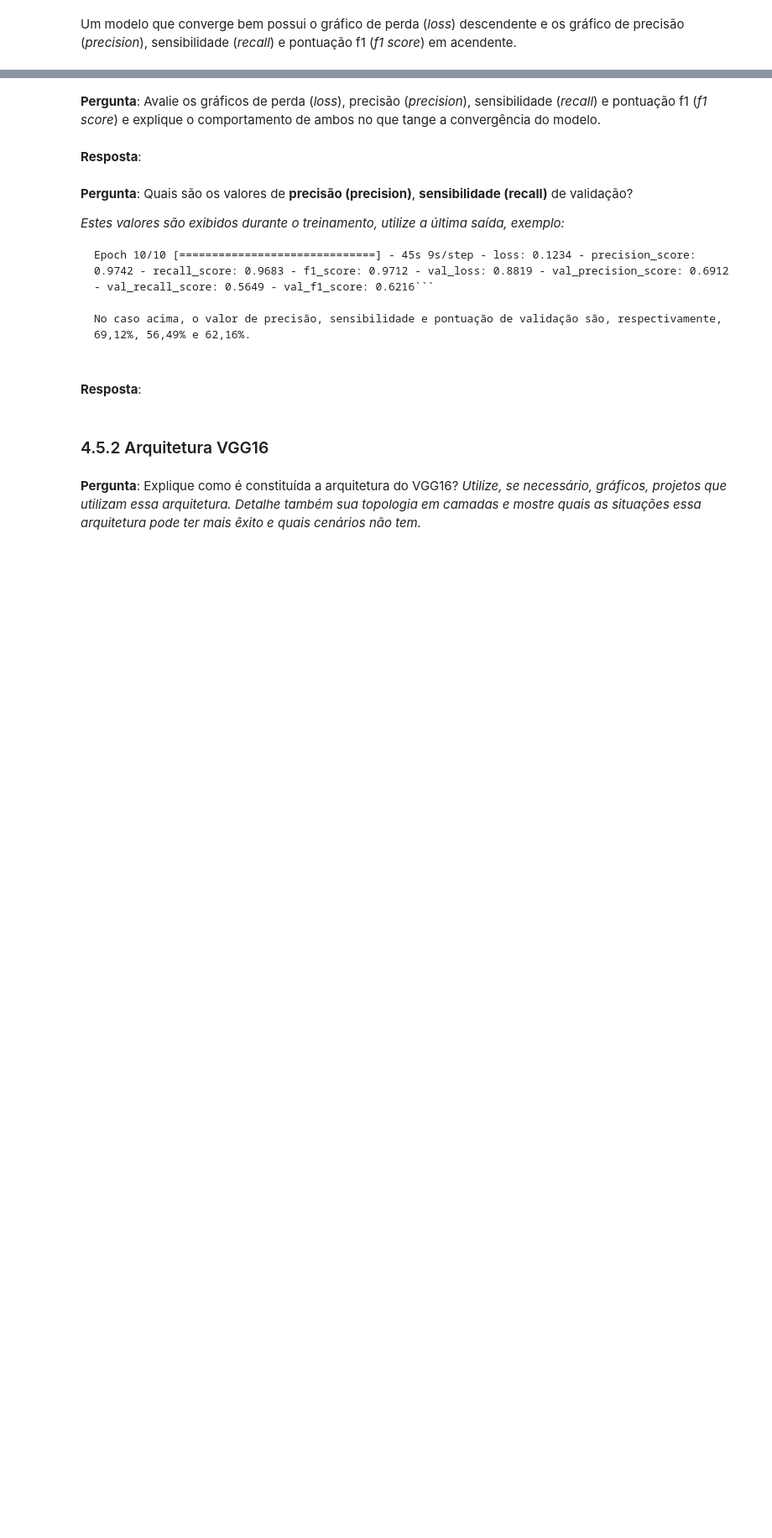
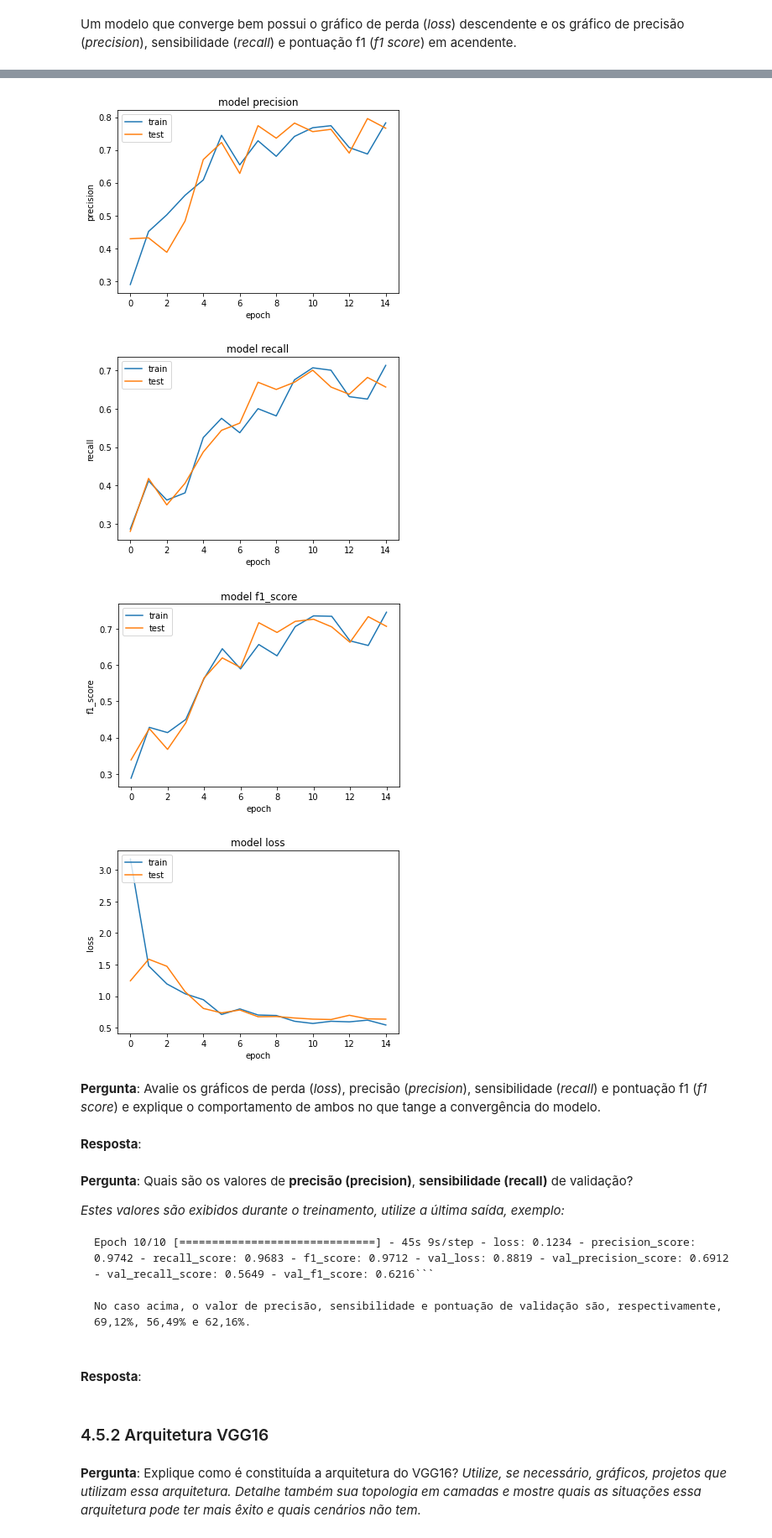
Before and after one commit to MicaelCosta/fiap-ml-visao-computacional-analise-imagens-medicas, a Jupyter notebook: projeto-final/analise-imagens-medicas-colab.ipynb, the cells around one changed output, grey strips where cells are left out. Shown at 84% size. Saved outputs shown, nothing was run; the diff lists cells and outputs as text; code cells hidden in the pictures; blank space fills up the shorter version.

Commit message:
update model implementation

```diff
--- a/projeto-final/analise-imagens-medicas-colab.ipynb
+++ b/projeto-final/analise-imagens-medicas-colab.ipynb
@@ -299,6 +318,43 @@ def f1_score(y_true, y_pred):
     precision = precision_score(y_true, y_pred)
     recall = recall_score(y_true, y_pred)
     return 2*((precision*recall)/(precision+recall+K.epsilon()))
+# %%
+def plot_desempenho(history):
+  # Exibindo dados de Precisão
+  plt.plot(history.history['precision_score'])
+  plt.plot(history.history['val_precision_score'])
+  plt.title('model precision')
+  plt.ylabel('precision')
+  plt.xlabel('epoch')
+  plt.legend(['train', 'test'], loc='upper left')
+  plt.show()
+
+  # Exibindo dados de Sensibilidade
+  plt.plot(history.history['recall_score'])
+  plt.plot(history.history['val_recall_score'])
+  plt.title('model recall')
+  plt.ylabel('recall')
+  plt.xlabel('epoch')
+  plt.legend(['train', 'test'], loc='upper left')
+  plt.show()
+
+  # Exibindo dados de F1 Score
+  plt.plot(history.history['f1_score'])
+  plt.plot(history.history['val_f1_score'])
+  plt.title('model f1_score')
+  plt.ylabel('f1_score')
+  plt.xlabel('epoch')
+  plt.legend(['train', 'test'], loc='upper left')
+  plt.show()
+
+  # Exibindo dados de Perda
+  plt.plot(history.history['loss'])
+  plt.plot(history.history['val_loss'])
+  plt.title('model loss')
+  plt.ylabel('loss')
+  plt.xlabel('epoch')
+  plt.legend(['train', 'test'], loc='upper left')
+  plt.show()
 # %% [markdown]
 ### 4.5.1 Arquitetura ResNet50
 # %% [markdown]
@@ -350,7 +406,7 @@ model.compile(loss='categorical_crossentropy', optimizer=optimizer, metrics=[pre
 O número de épocas define quantas vezes o modelo irá treinar e validar o erro, assim ajustando os pesos para melhor convergência.
 Escolha o número adequado de épocas para alcançarmos pelo menos **70% de precisão de validação**.
 # %%
-qtde_epocas = 10
+qtde_epocas = 15
 # %%
 history = model.fit(train_generator, epochs=qtde_epocas, validation_steps=5, steps_per_epoch=5, validation_data=val_generator)
 # %% [output]
@@ -420,3 +432,10 @@ plt.show()
+# %%
+plot_desempenho(history)
+# %% [output]
+[figure, added]
+[figure, added]
+[figure, added]
+[figure, added]
 # %% [markdown]
 **Pergunta**: Avalie os gráficos de perda (*loss*), precisão (*precision*), sensibilidade (*recall*) e pontuação f1 (*f1 score*)  e explique o comportamento de ambos no que tange a convergência do modelo.
 # %% [markdown]
```
Also changed, not shown: parts of 24 cells of this notebook.
